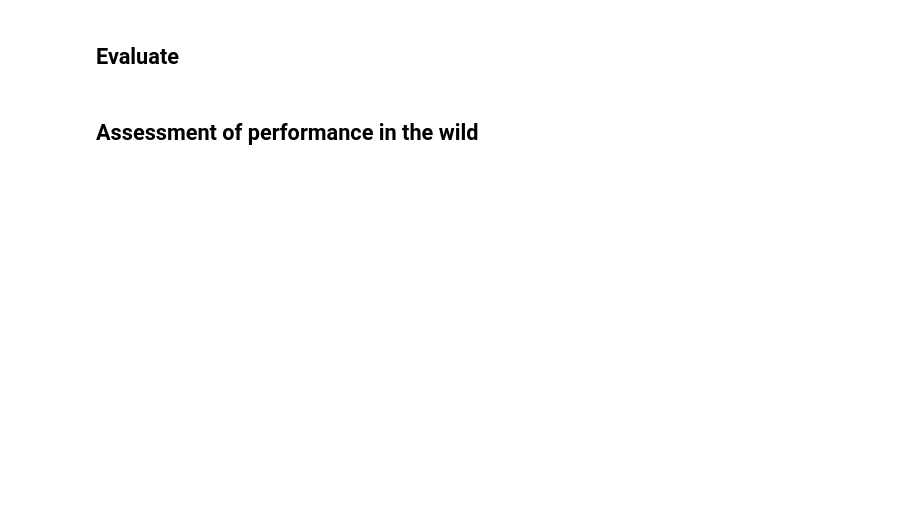
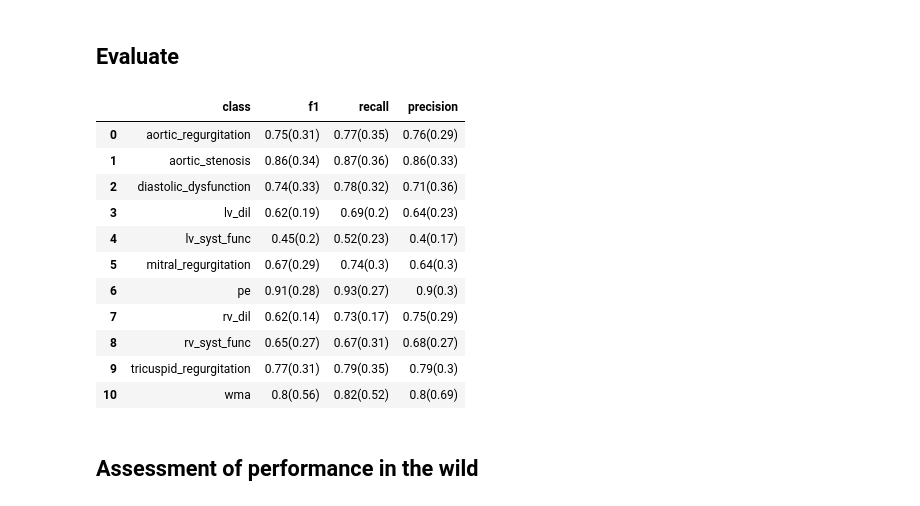
Before and after one commit to umcu/EchoLabeler, a Jupyter notebook: notebooks/Echo_project_biLSTM_MedCAT_Span.ipynb, the cells around one changed output. Drawn from its saved outputs; the diff is of its cells as text; code cells hidden in the pictures; blank space fills up the shorter version.

```diff
--- a/notebooks/Echo_project_biLSTM_MedCAT_Span.ipynb
+++ b/notebooks/Echo_project_biLSTM_MedCAT_Span.ipynb
@@ -318,10 +318,10 @@ for _class, d in class_ds.items():
         config_metacat.general['category_name'] = _class
         config_metacat.train['nepochs'] = 25
         config_metacat.train['score_average'] = 'macro'
-        config_metacat.model['hidden_size'] = 16
+        config_metacat.model['hidden_size'] = 10
         config_metacat.model['input_size'] = 300
         config_metacat.model['dropout'] = 0.25
-        config_metacat.model['num_layers'] = 32
+        config_metacat.model['num_layers'] = 64
         config_metacat.model['num_directions'] = 2
         config_metacat.model['nclasses'] = len(d['labels'])
         config_metacat.model['model_name'] = 'lstm'
@@ -425,6 +442,21 @@ for k,v in TEST_RESULTS_WEIGHTED.items():
             'precision': str(round(TEST_RESULTS_WEIGHTED[k]['precision'],rnd_nmbr))+"("+str(round(TEST_RESULTS_MACRO[k]['precision'],rnd_nmbr))+")",
         })
 res_df = pd.DataFrame(res_dict_list)
+# %%
+res_df
+# %% [output]
+|  | class | f1 | recall | precision |
+| 0 | aortic_regurgitation | 0.75(0.31) | 0.77(0.35) | 0.76(0.29) |
+| 1 | aortic_stenosis | 0.86(0.34) | 0.87(0.36) | 0.86(0.33) |
+| 2 | diastolic_dysfunction | 0.74(0.33) | 0.78(0.32) | 0.71(0.36) |
+| 3 | lv_dil | 0.62(0.19) | 0.69(0.2) | 0.64(0.23) |
+| 4 | lv_syst_func | 0.45(0.2) | 0.52(0.23) | 0.4(0.17) |
+| 5 | mitral_regurgitation | 0.67(0.29) | 0.74(0.3) | 0.64(0.3) |
+| 6 | pe | 0.91(0.28) | 0.93(0.27) | 0.9(0.3) |
+| 7 | rv_dil | 0.62(0.14) | 0.73(0.17) | 0.75(0.29) |
+| 8 | rv_syst_func | 0.65(0.27) | 0.67(0.31) | 0.68(0.27) |
+| 9 | tricuspid_regurgitation | 0.77(0.31) | 0.79(0.35) | 0.79(0.3) |
+| 10 | wma | 0.8(0.56) | 0.82(0.52) | 0.8(0.69) |
 # %%
 dill.dump(res_df, file=open("../artifacts/MetaCAT_test_results_with_negatives_reduced.pkl", "wb"))
 #TEST_RESULTS = dill.load(open("../artifacts/MetaCAT_test_results.pkl", "rb"))
```
Also changed, not shown: parts of 11 cells of this notebook, 2 other files.
